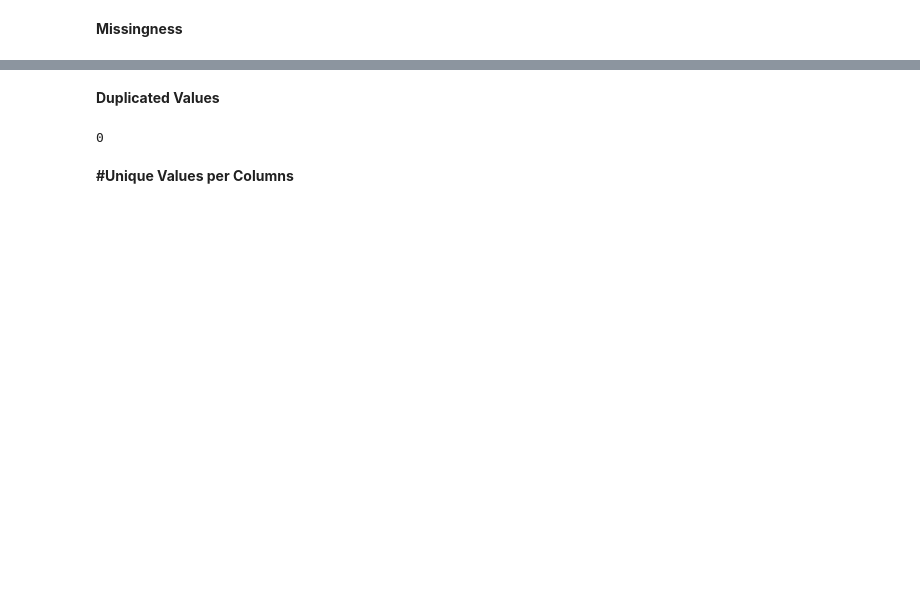
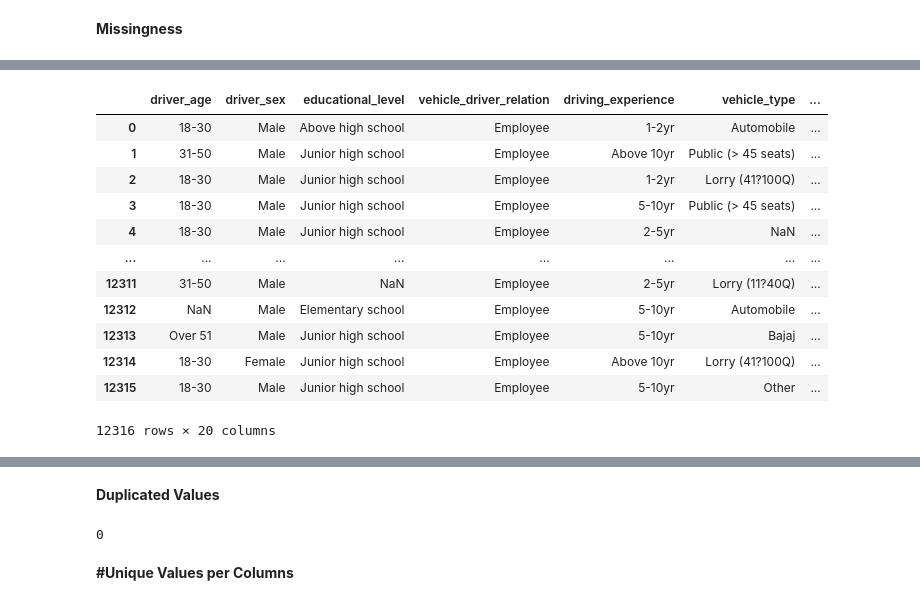
Before and after one commit to Teshager21/accident-analysis-addis_ababa, a Jupyter notebook: accident-analysis-addis_ababa.ipynb, the cells around one changed output, grey strips where cells are left out. Drawn from its saved outputs; the diff is of its cells as text; code cells hidden in the pictures; blank space fills up the shorter version.

```diff
--- a/accident-analysis-addis_ababa.ipynb
+++ b/accident-analysis-addis_ababa.ipynb
@@ -193,0 +265,18 @@ sns.heatmap(correlation_matrix ,annot=True,cmap='coolwarm')
+# %%
+#Identify columns with na values
+columns_with_na= [x for x in df if df[x].isna().sum()>0]
+df[columns_with_na]
+# %% [output]
+|  | driver_age | driver_sex | educational_level | vehicle_driver_relation | driving_experience | vehicle_type | ... |
+| 0 | 18-30 | Male | Above high school | Employee | 1-2yr | Automobile | ... |
+| 1 | 31-50 | Male | Junior high school | Employee | Above 10yr | Public (> 45 seats) | ... |
+| 2 | 18-30 | Male | Junior high school | Employee | 1-2yr | Lorry (41?100Q) | ... |
+| 3 | 18-30 | Male | Junior high school | Employee | 5-10yr | Public (> 45 seats) | ... |
+| 4 | 18-30 | Male | Junior high school | Employee | 2-5yr | NaN | ... |
+| ... | ... | ... | ... | ... | ... | ... | ... |
+| 12311 | 31-50 | Male | NaN | Employee | 2-5yr | Lorry (11?40Q) | ... |
+| 12312 | NaN | Male | Elementary school | Employee | 5-10yr | Automobile | ... |
+| 12313 | Over 51 | Male | Junior high school | Employee | 5-10yr | Bajaj | ... |
+| 12314 | 18-30 | Female | Junior high school | Employee | Above 10yr | Lorry (41?100Q) | ... |
+| 12315 | 18-30 | Male | Junior high school | Employee | 5-10yr | Other | ... |
+12316 rows × 20 columns
```
Also changed, not shown: parts of 26 cells of this notebook.
